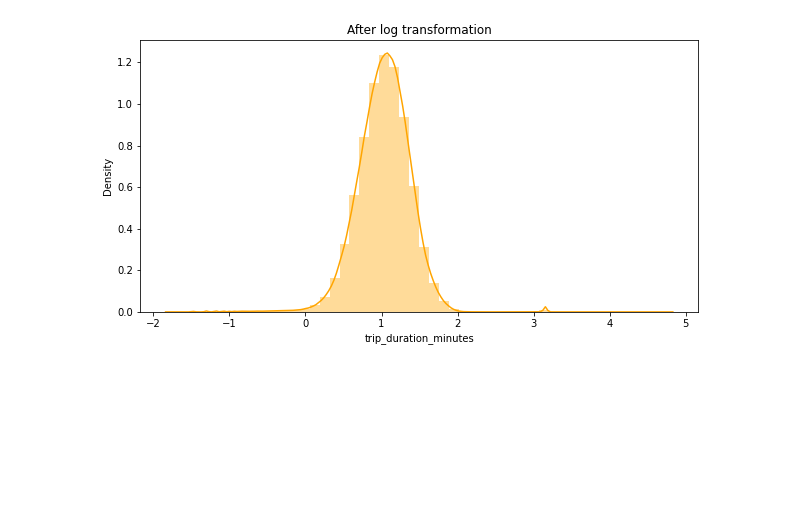
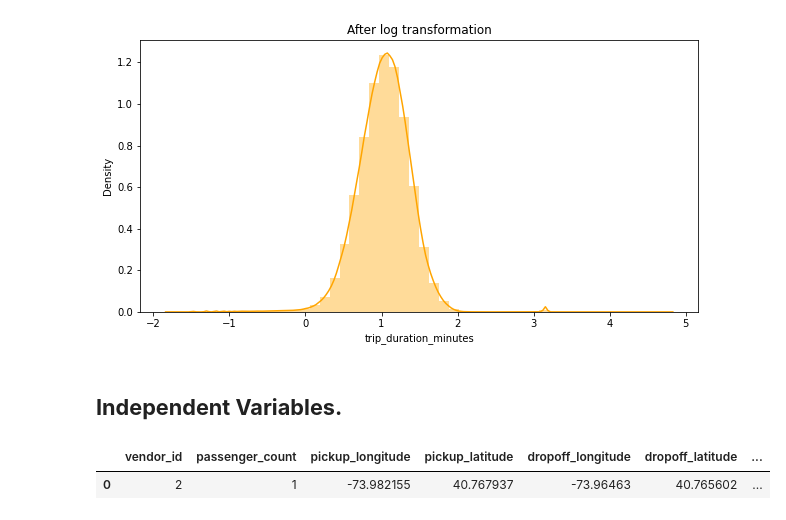
Before and after one commit to anishjohnson/NYC_Taxi_Trip_Time_Prediction, a Jupyter notebook: NYC_Taxi_TripDuration_Prediction.ipynb, the cells around one changed output. Cells and saved outputs as stored; diff of their text form; code cells hidden in the pictures; blank space fills up the shorter version.

```diff
--- a/NYC_Taxi_TripDuration_Prediction.ipynb
+++ b/NYC_Taxi_TripDuration_Prediction.ipynb
@@ -203,3 +219,10 @@ sns.distplot(np.log10(nyc_df['trip_duration_minutes']), color='orange')
 plt.show()
 # %% [output]
 [figure]
+# %% [markdown]
+## **Independent Variables.**
+# %%
+nyc_df.head(1)
+# %% [output]
+|  | vendor_id | passenger_count | pickup_longitude | pickup_latitude | dropoff_longitude | dropoff_latitude | ... |
+| 0 | 2 | 1 | -73.982155 | 40.767937 | -73.96463 | 40.765602 | ... |
```
Also changed, not shown: parts of 14 cells of this notebook.
